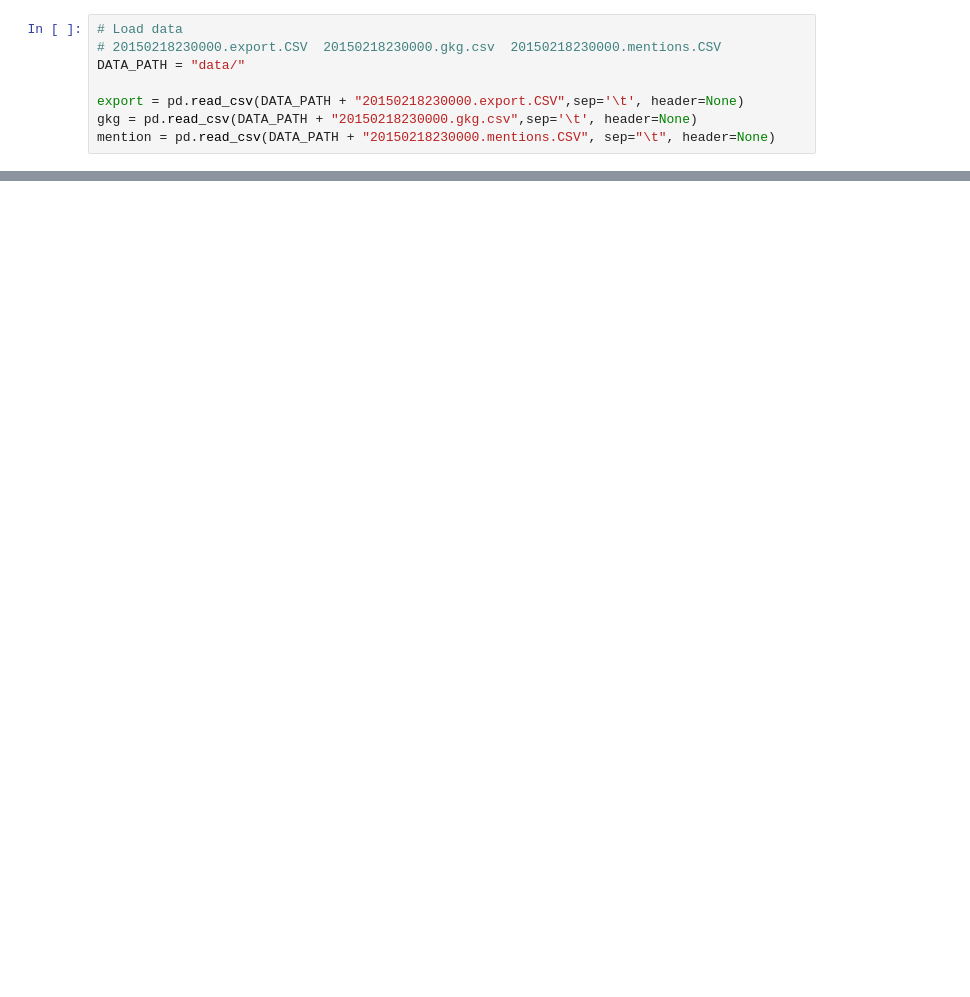
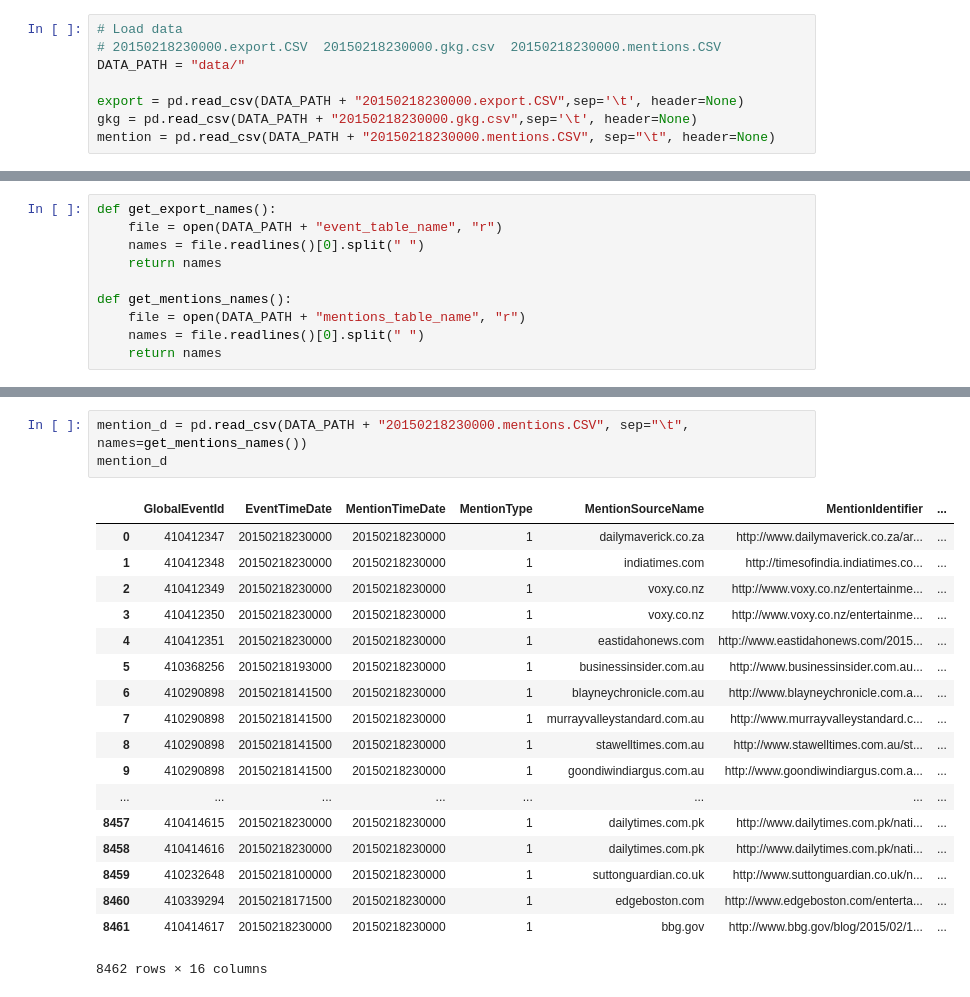
Before and after one commit to Razoff/Stark_AdA_project, a Jupyter notebook: test_arnaud.ipynb, the cells around one changed output, grey strips where cells are left out. Drawn from its saved outputs; the diff is of its cells as text; blank space fills up the shorter version.

```diff
--- a/test_arnaud.ipynb
+++ b/test_arnaud.ipynb
@@ -32,0 +25,10 @@ export
+# %%
+def get_export_names():
+    file = open(DATA_PATH + "event_table_name", "r")
+    names = file.readlines()[0].split(" ")
+    return names
+
+def get_mentions_names():
+    file = open(DATA_PATH + "mentions_table_name", "r")
+    names = file.readlines()[0].split(" ")
+    return names
@@ -74,0 +58,22 @@ mention
+# %%
+mention_d = pd.read_csv(DATA_PATH + "20150218230000.mentions.CSV", sep="\t", names=get_mentions_names())
+mention_d
+# %% [output]
+|  | GlobalEventId | EventTimeDate | MentionTimeDate | MentionType | MentionSourceName | MentionIdentifier | ... |
+| 0 | 410412347 | 20150218230000 | 20150218230000 | 1 | dailymaverick.co.za | http://www.dailymaverick.co.za/ar... | ... |
+| 1 | 410412348 | 20150218230000 | 20150218230000 | 1 | indiatimes.com | http://timesofindia.indiatimes.co... | ... |
+| 2 | 410412349 | 20150218230000 | 20150218230000 | 1 | voxy.co.nz | http://www.voxy.co.nz/entertainme... | ... |
+| 3 | 410412350 | 20150218230000 | 20150218230000 | 1 | voxy.co.nz | http://www.voxy.co.nz/entertainme... | ... |
+| 4 | 410412351 | 20150218230000 | 20150218230000 | 1 | eastidahonews.com | http://www.eastidahonews.com/2015... | ... |
+| 5 | 410368256 | 20150218193000 | 20150218230000 | 1 | businessinsider.com.au | http://www.businessinsider.com.au... | ... |
+| 6 | 410290898 | 20150218141500 | 20150218230000 | 1 | blayneychronicle.com.au | http://www.blayneychronicle.com.a... | ... |
+| 7 | 410290898 | 20150218141500 | 20150218230000 | 1 | murrayvalleystandard.com.au | http://www.murrayvalleystandard.c... | ... |
+| 8 | 410290898 | 20150218141500 | 20150218230000 | 1 | stawelltimes.com.au | http://www.stawelltimes.com.au/st... | ... |
+| 9 | 410290898 | 20150218141500 | 20150218230000 | 1 | goondiwindiargus.com.au | http://www.goondiwindiargus.com.a... | ... |
+| ... | ... | ... | ... | ... | ... | ... | ... |
+| 8457 | 410414615 | 20150218230000 | 20150218230000 | 1 | dailytimes.com.pk | http://www.dailytimes.com.pk/nati... | ... |
+| 8458 | 410414616 | 20150218230000 | 20150218230000 | 1 | dailytimes.com.pk | http://www.dailytimes.com.pk/nati... | ... |
+| 8459 | 410232648 | 20150218100000 | 20150218230000 | 1 | suttonguardian.co.uk | http://www.suttonguardian.co.uk/n... | ... |
+| 8460 | 410339294 | 20150218171500 | 20150218230000 | 1 | edgeboston.com | http://www.edgeboston.com/enterta... | ... |
+| 8461 | 410414617 | 20150218230000 | 20150218230000 | 1 | bbg.gov | http://www.bbg.gov/blog/2015/02/1... | ... |
+8462 rows × 16 columns
```
Also changed, not shown: parts of 9 cells of this notebook, 1 other file.
